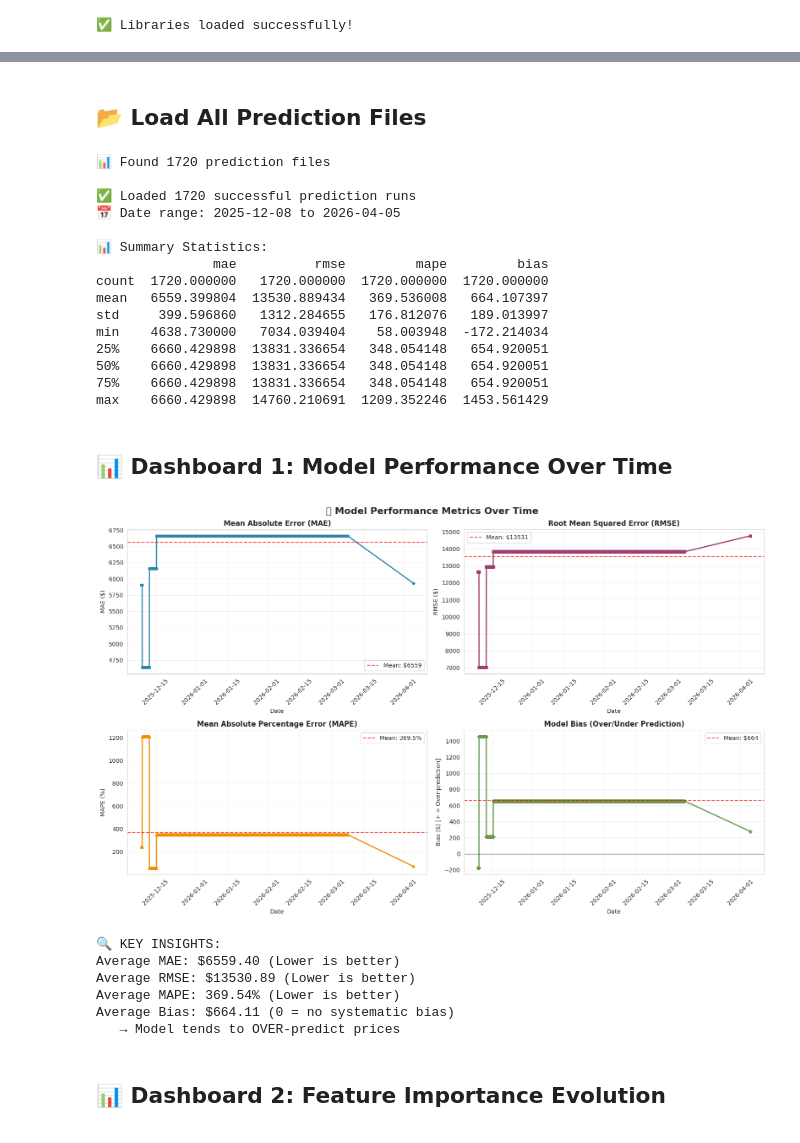
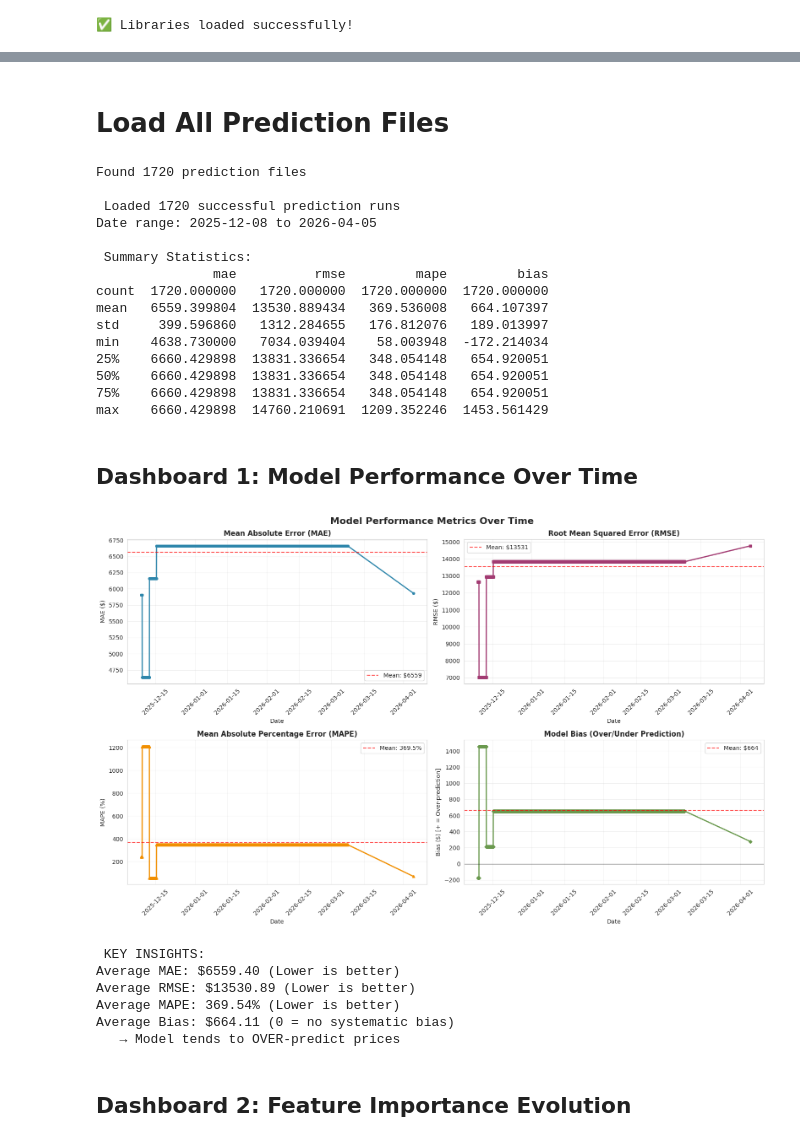
Before and after one commit to pranaydeepkhare/myscrapper-prk23006-v1, a Jupyter notebook: model_trending_dashboard.ipynb, the cells around one changed output, grey strips where cells are left out. Drawn from its saved outputs; the diff is of its cells as text; code cells hidden in the pictures.

```diff
--- a/model_trending_dashboard.ipynb
+++ b/model_trending_dashboard.ipynb
@@ -86,5 +63,5 @@ Fast-forward
 # %% [markdown]
-## 📂 Load All Prediction Files
+# Load All Prediction Files
 # %%
 # Path to your results folder
 RESULTS_PATH = f"{repo_name}/results"  # Adjust if different
@@ -101,7 +78,7 @@ def load_all_predictions(results_path):
         print(f"⚠️ No prediction files found in {results_path}")
         return pd.DataFrame()
 
-    print(f"📊 Found {len(pred_files)} prediction files")
+    print(f"Found {len(pred_files)} prediction files")
 
     metrics_list = []
 
@@ -162,19 +139,19 @@ def load_all_predictions(results_path):
 metrics_df = load_all_predictions(RESULTS_PATH)
 
 if not metrics_df.empty:
-    print(f"\n✅ Loaded {len(metrics_df)} successful prediction runs")
-    print(f"📅 Date range: {metrics_df['date'].min()} to {metrics_df['date'].max()}")
-    print(f"\n📊 Summary Statistics:")
+    print(f"\n Loaded {len(metrics_df)} successful prediction runs")
+    print(f"Date range: {metrics_df['date'].min()} to {metrics_df['date'].max()}")
+    print(f"\n Summary Statistics:")
     print(metrics_df[['mae', 'rmse', 'mape', 'bias']].describe())
 else:
     print("❌ No valid prediction data found")
 # %% [output]
-📊 Found 1720 prediction files
+Found 1720 prediction files
 
-✅ Loaded 1720 successful prediction runs
-📅 Date range: 2025-12-08 to 2026-04-05
+ Loaded 1720 successful prediction runs
+Date range: 2025-12-08 to 2026-04-05
 
-📊 Summary Statistics:
+ Summary Statistics:
                mae          rmse         mape         bias
 count  1720.000000   1720.000000  1720.000000  1720.000000
 mean   6559.399804  13530.889434   369.536008   664.107397
@@ -185,11 +162,11 @@ min    4638.730000   7034.039404    58.003948  -172.214034
 75%    6660.429898  13831.336654   348.054148   654.920051
 max    6660.429898  14760.210691  1209.352246  1453.561429
 # %% [markdown]
-## 📊 Dashboard 1: Model Performance Over Time
+## Dashboard 1: Model Performance Over Time
 # %%
 if not metrics_df.empty:
     fig, axes = plt.subplots(2, 2, figsize=(16, 10))
-    fig.suptitle('🚗 Model Performance Metrics Over Time', fontsize=16, fontweight='bold')
+    fig.suptitle('Model Performance Metrics Over Time', fontsize=16, fontweight='bold')
 
     # 1. MAE over time
     axes[0, 0].plot(metrics_df['timestamp'], metrics_df['mae'], marker='o', linewidth=2, markersize=4, color='#2E86AB')
@@ -223,43 +200,43 @@ if not metrics_df.empty:
 
     # 4. Bias over time
     axes[1, 1].plot(metrics_df['timestamp'], metrics_df['bias'], marker='D', linewidth=2, markersize=4, color='#6A994E')
     axes[1, 1].axhline(0, color='black', linestyle='-', alpha=0.5, linewidth=1)
     axes[1, 1].axhline(metrics_df['bias'].mean(), color='red', linestyle='--', alpha=0.7, label=f'Mean: ${metrics_df["bias"].mean():.0f}')
     axes[1, 1].set_title('Model Bias (Over/Under Prediction)', fontsize=12, fontweight='bold')
     axes[1, 1].set_xlabel('Date')
     axes[1, 1].set_ylabel('Bias ($) [+ = Over-prediction]')
     axes[1, 1].legend()
     axes[1, 1].grid(True, alpha=0.3)
     axes[1, 1].tick_params(axis='x', rotation=45)
 
     plt.tight_layout()
     plt.show()
 
     # Print insights
-    print("\n🔍 KEY INSIGHTS:")
+    print("\n KEY INSIGHTS:")
     print(f"Average MAE: ${metrics_df['mae'].mean():.2f} (Lower is better)")
     print(f"Average RMSE: ${metrics_df['rmse'].mean():.2f} (Lower is better)")
     print(f"Average MAPE: {metrics_df['mape'].mean():.2f}% (Lower is better)")
     print(f"Average Bias: ${metrics_df['bias'].mean():.2f} (0 = no systematic bias)")
 
     if metrics_df['bias'].mean() > 0:
         print("   → Model tends to OVER-predict prices")
     elif metrics_df['bias'].mean() < 0:
         print("   → Model tends to UNDER-predict prices")
     else:
         print("   → Model is well-calibrated (no systematic bias)")
 else:
     print("❌ No data to plot")
 # %% [output]
-[figure, old version]
+[figure, new version]
-🔍 KEY INSIGHTS:
+ KEY INSIGHTS:
 Average MAE: $6559.40 (Lower is better)
 Average RMSE: $13530.89 (Lower is better)
 Average MAPE: 369.54% (Lower is better)
 Average Bias: $664.11 (0 = no systematic bias)
    → Model tends to OVER-predict prices
 # %% [markdown]
-## 📊 Dashboard 2: Feature Importance Evolution
+## Dashboard 2: Feature Importance Evolution
 # %%
 # Load feature importance files (if using enhanced training)
 def load_all_importance(results_path):
```
Also changed, not shown: parts of 12 cells of this notebook.
